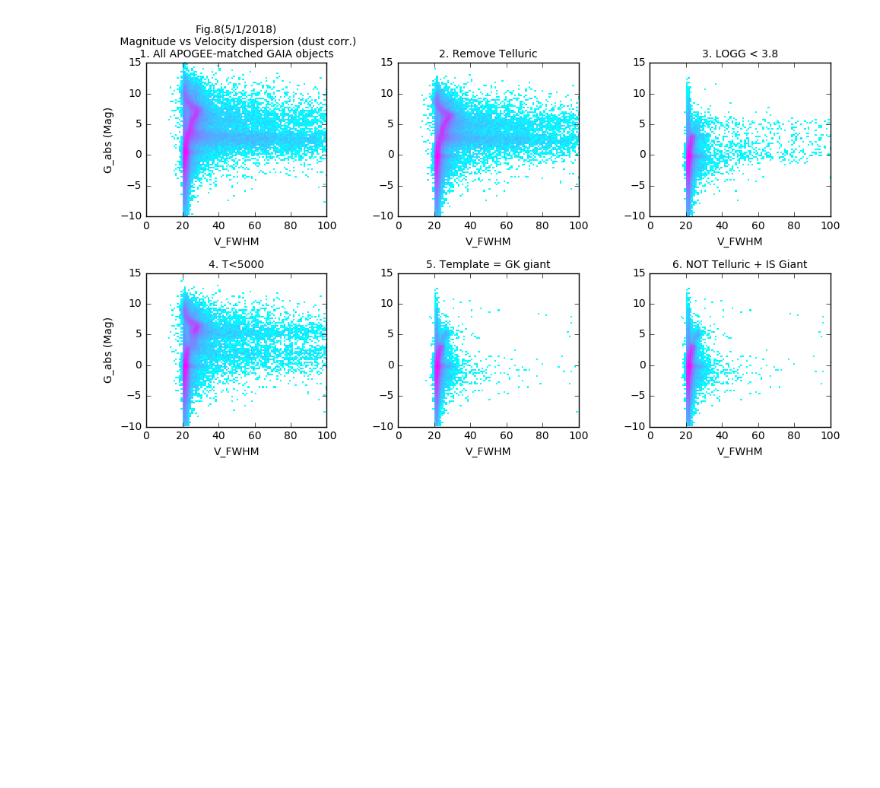
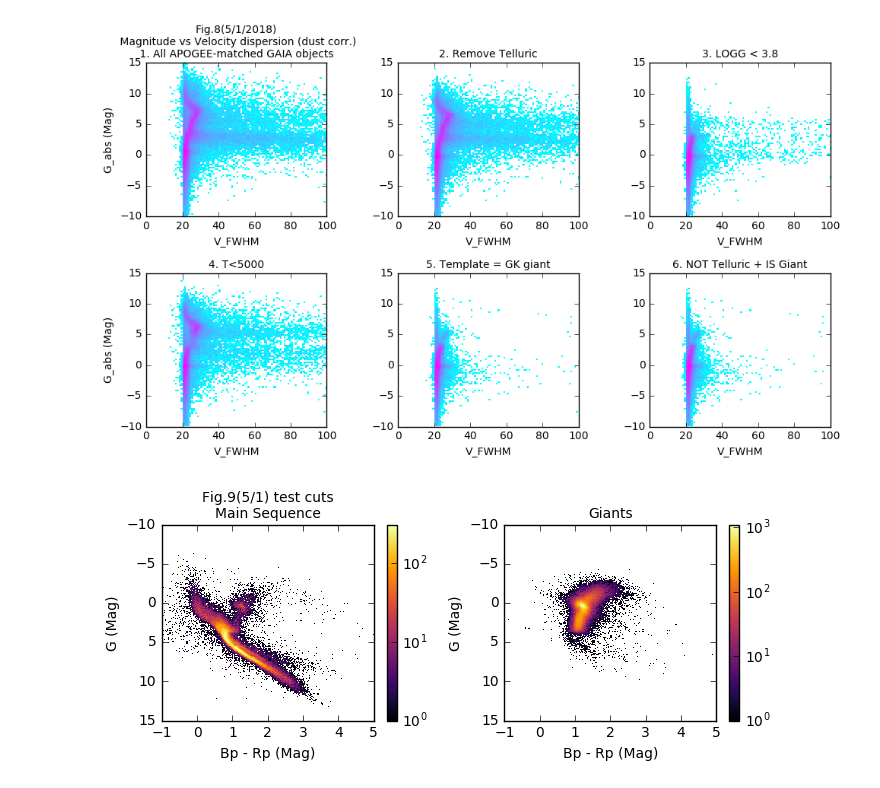
Before and after one commit to liuxx479/MW-BHs, a Jupyter notebook: plot-gaia-match.ipynb, the cells around one changed output. Drawn from its saved outputs; the diff is of its cells as text; code cells hidden in the pictures; blank space fills up the shorter version.

```diff
--- a/plot-gaia-match.ipynb
+++ b/plot-gaia-match.ipynb
@@ -312,3 +312,26 @@ show()
 ### (2) find stars that are more than 2.5 mag (10 stars) brighter than the mean magnitude
 ### (3) find stars with large vmacro, also check the 2 vmacros and RV_FWHM
 ### (4) check the goodness of the fit
+# %%
+f, (ax2,ax2b)=subplots(1,2,figsize=(7,3))
+idx_MS = (idx_optical&idx_good_para&cut_telluric&(~cut_logg))
+idx_G = (idx_optical&idx_good_para&cut_telluric&cut_logg)
+cs2=ax2.hist2d((Bcorr-Rcorr)[idx_MS], Gcorr[idx_MS], bins=200, range = ((-1,5),(-10, 15)),
+                norm=mpl.colors.LogNorm(), cmap=mpl.cm.inferno)
+ax2.set_xlabel('Bp - Rp (Mag)')
+ax2.set_ylabel('G (Mag)')
+ax2.invert_yaxis()
+ax2.set_title('Fig.9(5/1) test cuts\nMain Sequence',fontsize=10)
+f.colorbar(cs2[3], ax=ax2)
+
+cs2b=ax2b.hist2d((Bcorr-Rcorr)[idx_G], Gcorr[idx_G], bins=200, range = ((-1,5),(-10, 15)),
+                 norm=mpl.colors.LogNorm(), cmap=mpl.cm.inferno)
+ax2b.set_xlabel('Bp - Rp (Mag)')
+ax2b.set_ylabel('G (Mag)')
+ax2b.invert_yaxis()
+ax2b.set_title('Giants',fontsize=10)
+f.colorbar(cs2b[3], ax=ax2b)
+plt.tight_layout()
+show()
+# %% [output]
+[figure, added]
```
Also changed, not shown: parts of 1 cell of this notebook.
